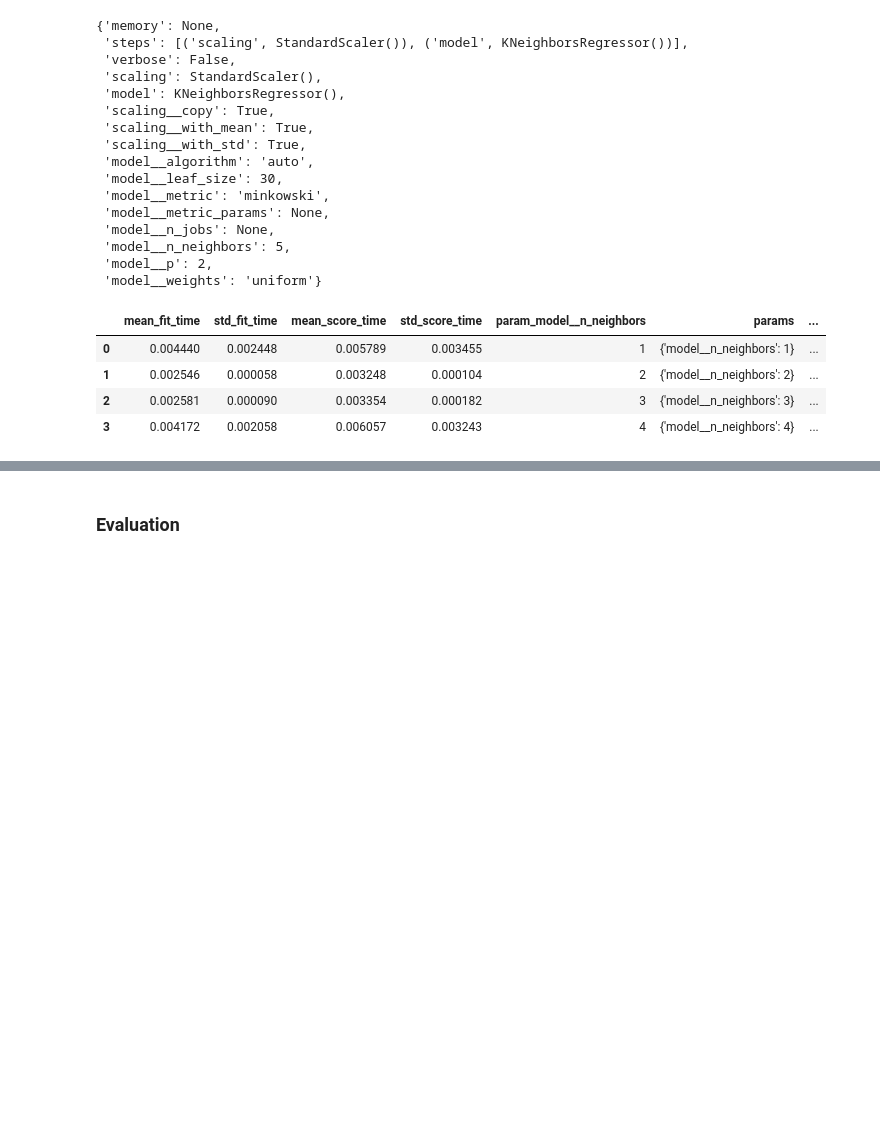
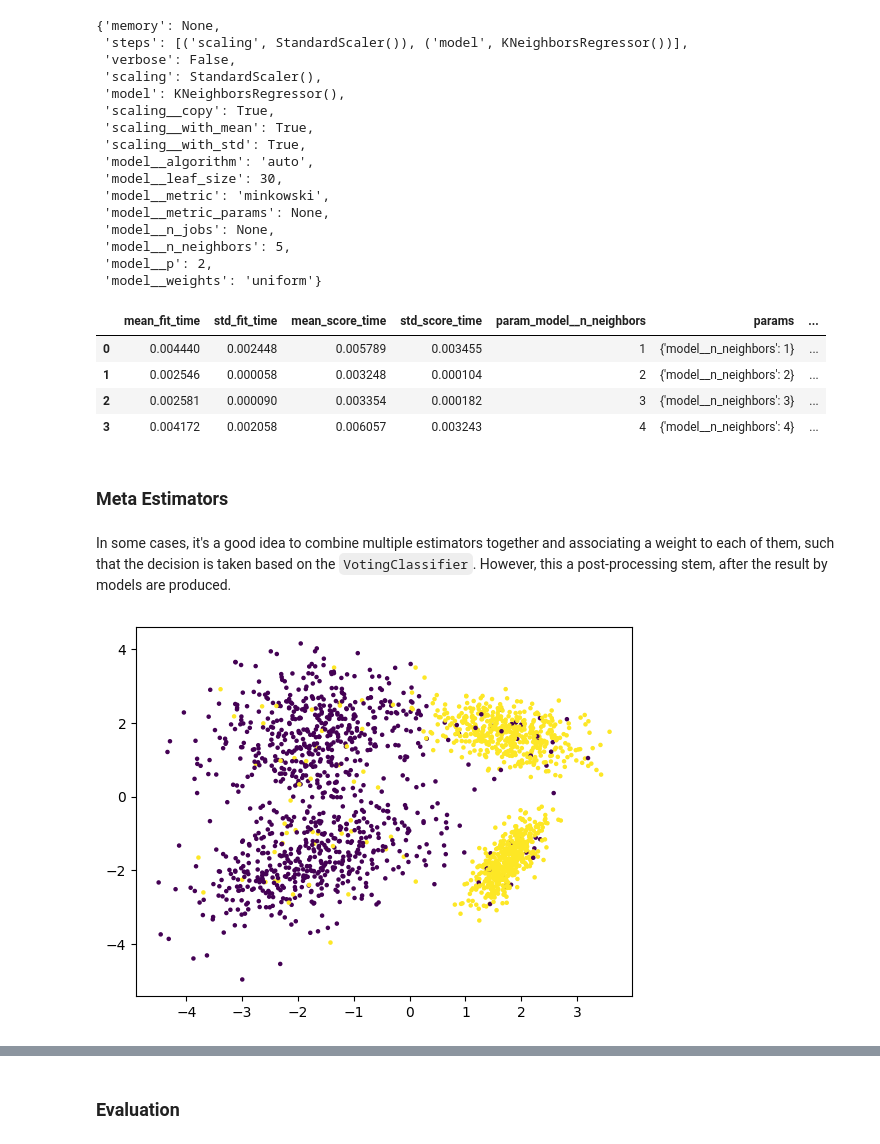
Before and after one commit to tabaraei/Data-Science-Toolkit, a Jupyter notebook: Scikit-Learn.ipynb, the cells around one changed output, grey strips where cells are left out. Drawn from its saved outputs; the diff is of its cells as text; code cells hidden in the pictures; blank space fills up the shorter version.

```diff
--- a/Scikit-Learn.ipynb
+++ b/Scikit-Learn.ipynb
@@ -310,3 +325,15 @@ pd.DataFrame(grid.cv_results_)
 | 1 | 0.002546 | 0.000058 | 0.003248 | 0.000104 | 2 | {'model__n_neighbors': 2} | ... |
 | 2 | 0.002581 | 0.000090 | 0.003354 | 0.000182 | 3 | {'model__n_neighbors': 3} | ... |
 | 3 | 0.004172 | 0.002058 | 0.006057 | 0.003243 | 4 | {'model__n_neighbors': 4} | ... |
+# %% [markdown]
+### Meta Estimators
+# %% [markdown]
+In some cases, it's a good idea to combine multiple estimators together and associating a weight to each of them, such that the decision is taken based on the `VotingClassifier`. However, this a post-processing stem, after the result by models are produced.
+# %%
+from sklearn.datasets import make_classification
+import matplotlib.pyplot as plt
+
+X, y = make_classification(n_samples=2000, n_features=2, n_redundant=0, random_state=21, class_sep=1.75, flip_y=0.1)
+plt.scatter(x=X[:, 0], y=X[:, 1], c=y, s=5);
+# %% [output]
+[figure, added]
```
Also changed, not shown: parts of 7 cells of this notebook.
